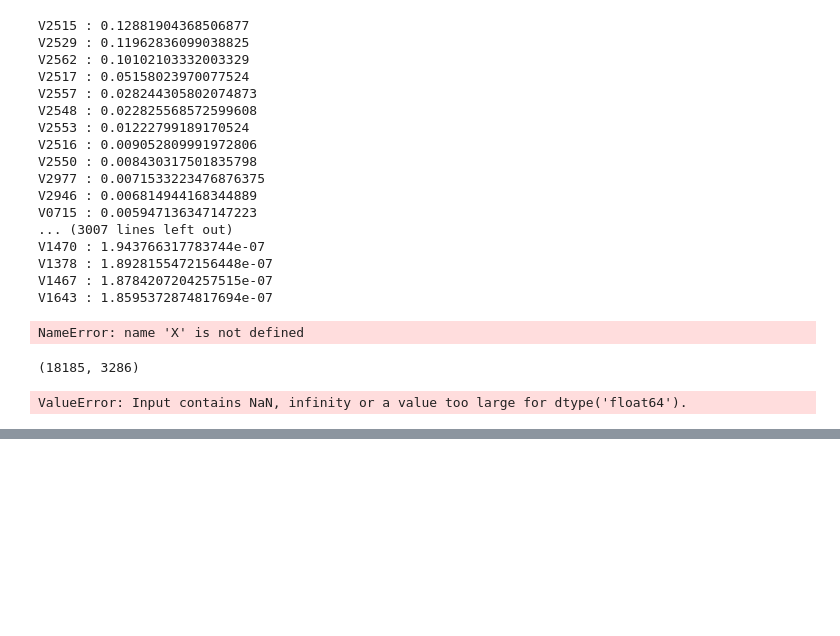
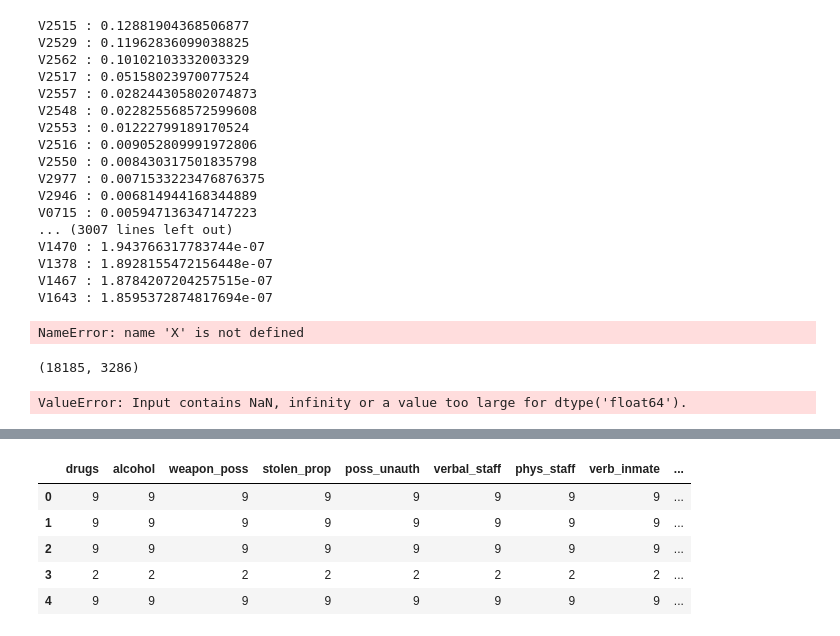
Before and after one commit to benbranchflower/applied_machine_learning, a Jupyter notebook: prison_violations.ipynb, the cells around one changed output, grey strips where cells are left out. Saved outputs shown, nothing was run; the diff lists cells and outputs as text; code cells hidden in the pictures; blank space fills up the shorter version.

```diff
--- a/prison_violations.ipynb
+++ b/prison_violations.ipynb
@@ -180,10 +188,11 @@ offense_codes = {'homicide':[10,11,12,13,14],
  'traffic violations':[550,560,565,570],
  'decency offenses':[590,600],
  'immigration':[610],
- 'ubstruction of law':[620,621,622],
+ 'obstruction of law':[620,621,622],
  'vice':[640],
  'juvenile':[680],
- 'tax':[850]}
+ 'tax':[850]
+                }
 
 occupation_codes = {
     'managerial position':[1,2,4,5,10,11,12,13,14,15,16,20,21,22,23,30,
@@ -253,11 +262,13 @@ y_cat = discipline.loc[:,[c for c in targets.values() if not re.search(r'^n_.*',
 # %%
 y_num = discipline.loc[:,[c for c in targets.values() if re.search(r'^n_.*', c) or c == 'recent_violations']]
 # %%
+for c in y_num.columns:
+    y_num[c] = y_num[c].replace([97,98,9],np.nan)
 for c in y_cat.columns:
-    y[c] = y[c].replace([9,8,7,2],[np.nan,np.nan,np.nan,0])
-for c in y_num.columns:
-    y[c] = y[c].replace([97,98,9],np.nan)
-violator = y_cat.max(axis='columns')
+    y_cat[c] = y_cat[c].replace([9,8,7,2],[np.nan,np.nan,np.nan,0])
+y_cat.head()
+violator = y_cat.fillna(0).max(axis='columns')
+violator.value_counts()
 # %%
 df.shape
 # %% [output]
@@ -606,0 +562,9 @@ X.select_dtypes('object')
+# %%
+y_cat.head()
+# %% [output]
+|  | drugs | alcohol | weapon_poss | stolen_prop | poss_unauth | verbal_staff | phys_staff | verb_inmate | ... |
+| 0 | 9 | 9 | 9 | 9 | 9 | 9 | 9 | 9 | ... |
+| 1 | 9 | 9 | 9 | 9 | 9 | 9 | 9 | 9 | ... |
+| 2 | 9 | 9 | 9 | 9 | 9 | 9 | 9 | 9 | ... |
+| 3 | 2 | 2 | 2 | 2 | 2 | 2 | 2 | 2 | ... |
+| 4 | 9 | 9 | 9 | 9 | 9 | 9 | 9 | 9 | ... |
```
Also changed, not shown: parts of 19 cells of this notebook.
